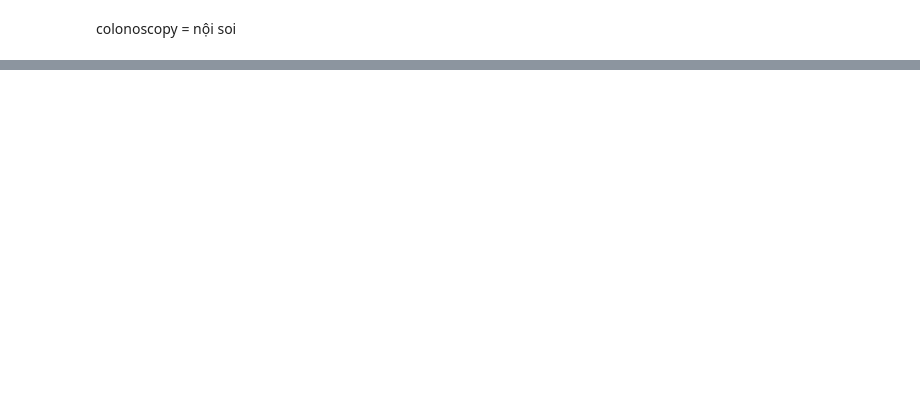
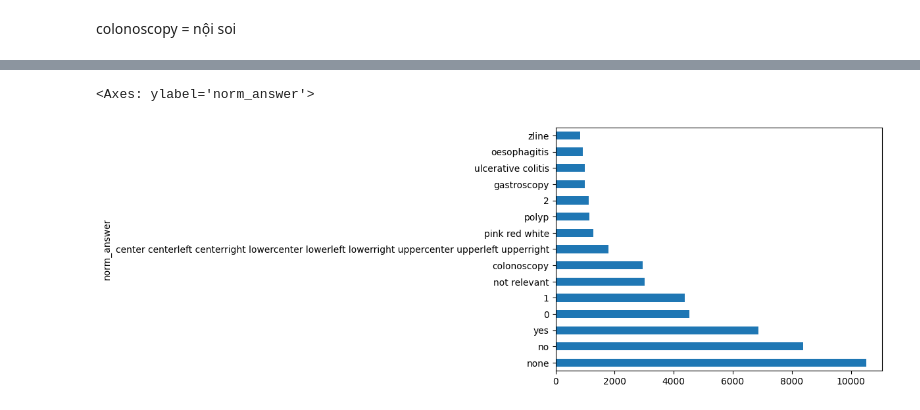
Before and after one commit to lucky-and-minie222702/MediaEval2025---Medico, a Jupyter notebook: view_data.ipynb, the cells around one changed output, grey strips where cells are left out. Cells and saved outputs as stored; diff of their text form; code cells hidden in the pictures; blank space fills up the shorter version.

```diff
--- a/view_data.ipynb
+++ b/view_data.ipynb
@@ -323,0 +408,5 @@ df.to_csv("data/preprocessed_metadata.csv", index = False)
+# %%
+df["norm_answer"].value_counts()[:15:].plot(kind = "barh")
+# %% [output]
+<Axes: ylabel='norm_answer'>
+[figure, added]
```
Also changed, not shown: parts of 21 cells of this notebook.
